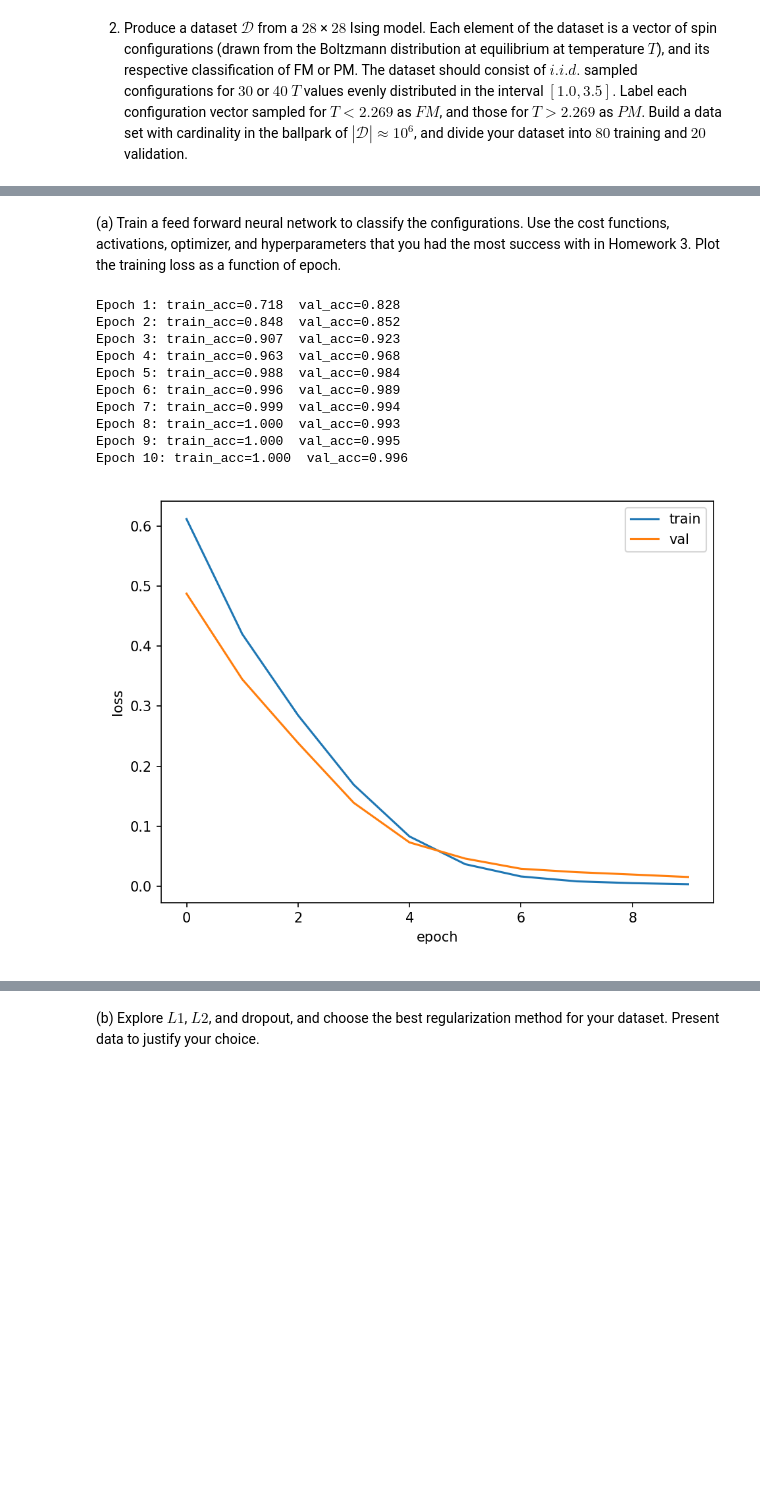
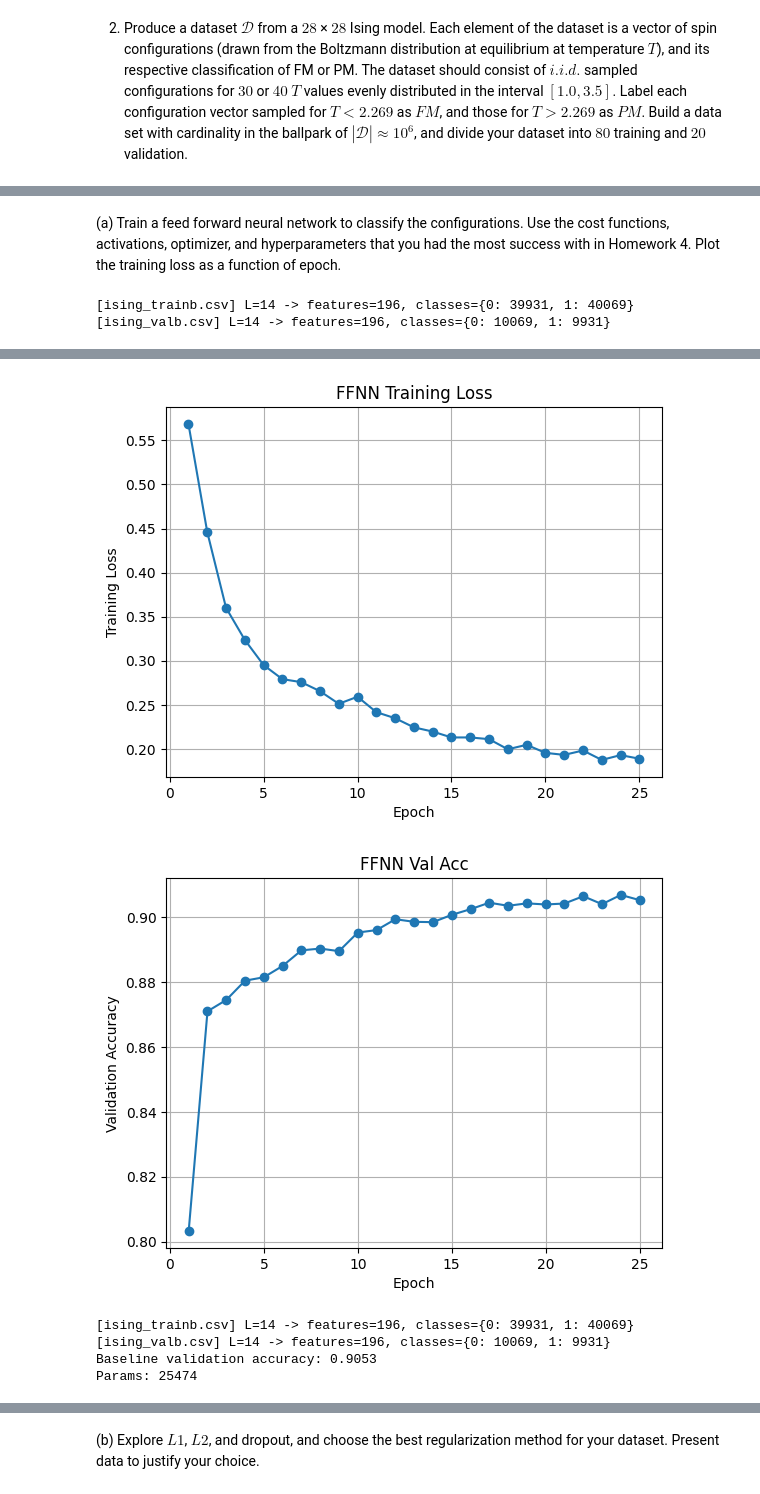
Before and after one commit to allxn753/PHYS449-assignments, a Jupyter notebook: HW5/HW4Q2.ipynb, the cells around one changed output, grey strips where cells are left out. Saved outputs shown, nothing was run; the diff lists cells and outputs as text; code cells hidden in the pictures; blank space fills up the shorter version.

```diff
--- a/HW5/HW4Q2.ipynb
+++ b/HW5/HW4Q2.ipynb
@@ -159,19 +282,29 @@ def plot_loss(hist,name):
 # %% [markdown]
-(a) Train a feed forward neural network to classify the configurations. Use the cost functions, activations, optimizer, and hyperparameters that you had the most success with in Homework 3. Plot the training loss as a function of epoch.
+(a) Train a feed forward neural network to classify the configurations. Use the cost functions, activations, optimizer, and hyperparameters that you had the most success with in Homework 4. Plot the training loss as a function of epoch.
-# %%
-base = TrainCfg()
-model_a, hist_a = train_model(X_train, y_train, X_val, y_val, base)
-plot_loss(hist_a, "part_a_loss.png")
-# %% [output]
-Epoch 1: train_acc=0.718  val_acc=0.828
-Epoch 2: train_acc=0.848  val_acc=0.852
-Epoch 3: train_acc=0.907  val_acc=0.923
-Epoch 4: train_acc=0.963  val_acc=0.968
-Epoch 5: train_acc=0.988  val_acc=0.984
-Epoch 6: train_acc=0.996  val_acc=0.989
-Epoch 7: train_acc=0.999  val_acc=0.994
-Epoch 8: train_acc=1.000  val_acc=0.993
-Epoch 9: train_acc=1.000  val_acc=0.995
-Epoch 10: train_acc=1.000  val_acc=0.996
-# %% [markdown]
-![image.png](attachment:image.png)
+# %%
+# Q2(a) — Cell 4: train baseline and plot training loss
+
+cfg_a = BASE_CFG.copy()
+model_a, hist_a = train_model(cfg_a)
+
+# Plot using the actual number of epochs we ran
+epochs_run = len(hist_a["train_loss"])
+
+plt.figure()
+plt.plot(range(1, epochs_run + 1), hist_a["train_loss"], marker='o')
+plt.xlabel("Epoch"); plt.ylabel("Training Loss"); plt.title("FFNN Training Loss")
+plt.grid(True); plt.show()
+
+# (Optional) plot val acc too
+plt.figure()
+plt.plot(range(1, epochs_run + 1), hist_a["val_acc"], marker='o')
+plt.xlabel("Epoch"); plt.ylabel("Validation Accuracy"); plt.title("FFNN Val Acc")
+plt.grid(True); plt.show()
+
+
+val_acc_a, _, _, _ = evaluate(model_a, make_loaders(cfg_a["batch_size"])[3], device)
+print(f"Baseline validation accuracy: {val_acc_a:.4f}")
+print("Params:", count_params(model_a))
+# %% [output]
+[ising_trainb.csv] L=14 -> features=196, classes={0: 39931, 1: 40069}
+[ising_valb.csv] L=14 -> features=196, classes={0: 10069, 1: 9931}
@@ -177,0 +328,6 @@ Epoch 10: train_acc=1.000  val_acc=0.996
+[figure, added]
+[figure, added]
+[ising_trainb.csv] L=14 -> features=196, classes={0: 39931, 1: 40069}
+[ising_valb.csv] L=14 -> features=196, classes={0: 10069, 1: 9931}
+Baseline validation accuracy: 0.9053
+Params: 25474
```
Also changed, not shown: parts of 19 cells of this notebook, 10 other files.
